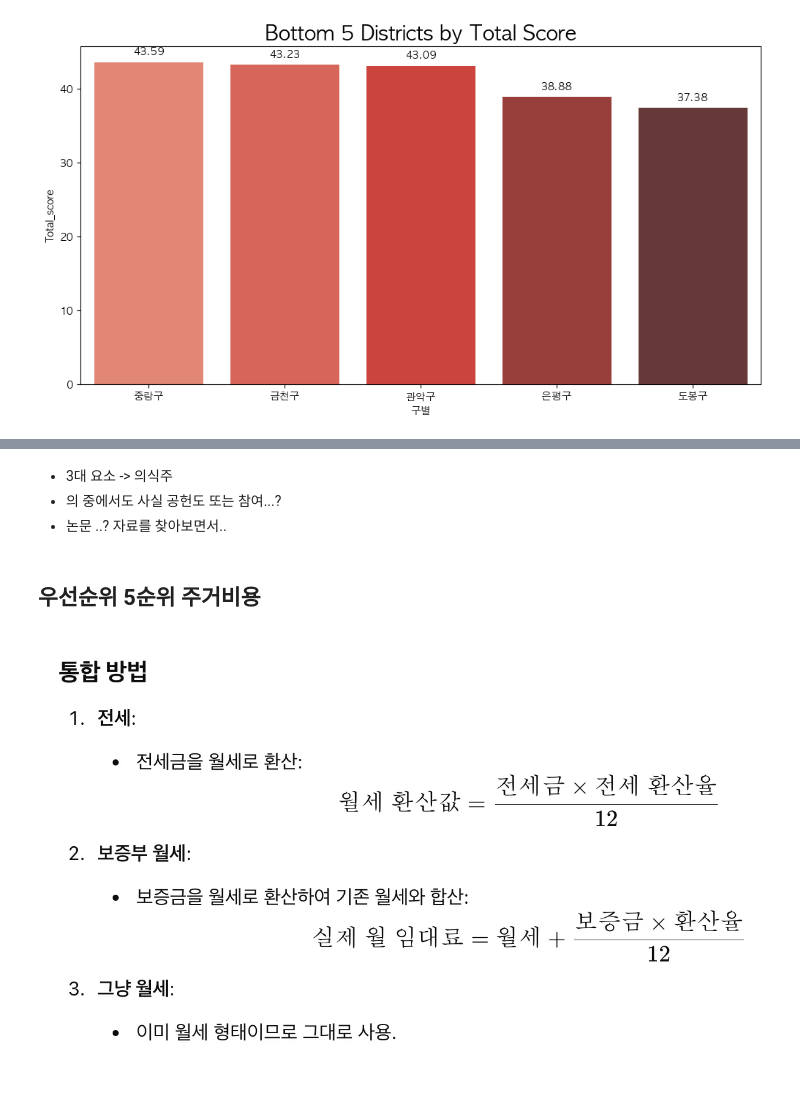
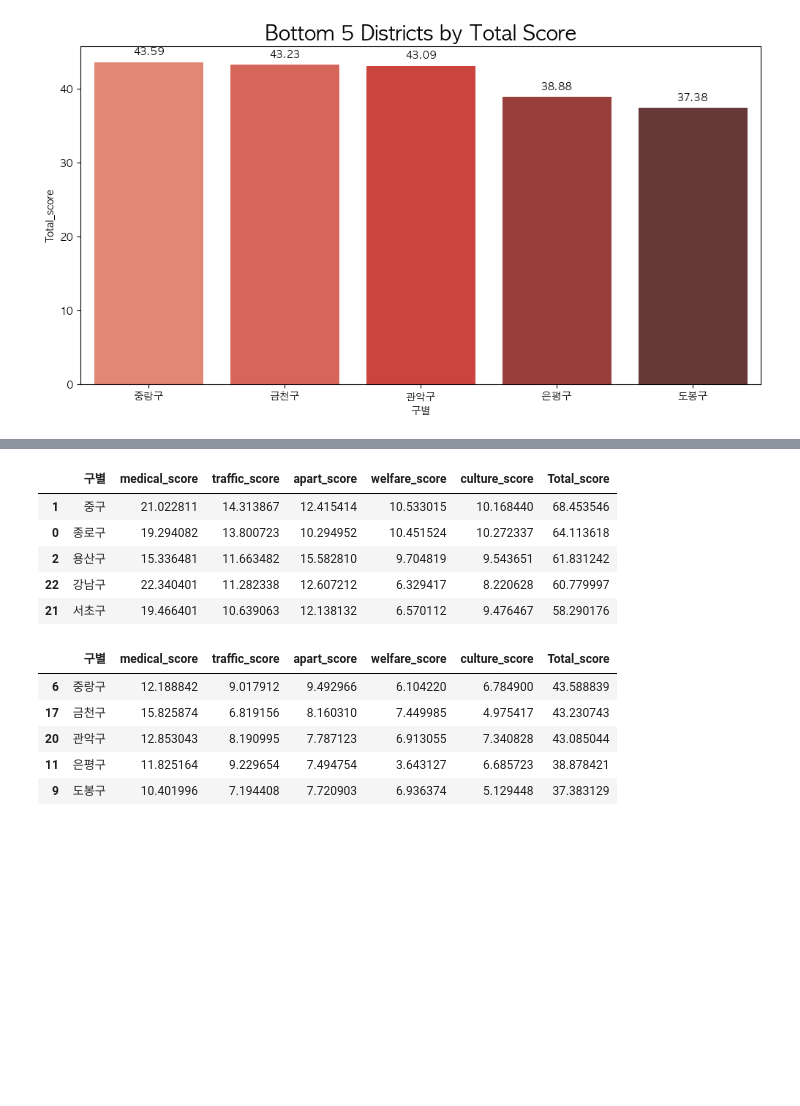
Before and after one commit to joonda/find-districts-for-elderly-population, a Jupyter notebook: 02. conclusion/conclusion.ipynb, the cells around one changed output, grey strips where cells are left out. Drawn from its saved outputs; the diff is of its cells as text; code cells hidden in the pictures; blank space fills up the shorter version.

```diff
--- a/02. conclusion/conclusion.ipynb
+++ b/02. conclusion/conclusion.ipynb
@@ -347,8 +269,18 @@ plt.show()
-# %% [markdown]
-* 3대 요소 -> 의식주
-* 의 중에서도 사실 공헌도 또는 참여...?
-* 논문 ..? 자료를 찾아보면서..
-# %% [markdown]
-## 우선순위 5순위 주거비용
-# %% [markdown]
-![image.png](attachment:image.png)
+# %%
+top_5
+# %% [output]
+|  | 구별 | medical_score | traffic_score | apart_score | welfare_score | culture_score | Total_score |
+| 1 | 중구 | 21.022811 | 14.313867 | 12.415414 | 10.533015 | 10.168440 | 68.453546 |
+| 0 | 종로구 | 19.294082 | 13.800723 | 10.294952 | 10.451524 | 10.272337 | 64.113618 |
+| 2 | 용산구 | 15.336481 | 11.663482 | 15.582810 | 9.704819 | 9.543651 | 61.831242 |
+| 22 | 강남구 | 22.340401 | 11.282338 | 12.607212 | 6.329417 | 8.220628 | 60.779997 |
+| 21 | 서초구 | 19.466401 | 10.639063 | 12.138132 | 6.570112 | 9.476467 | 58.290176 |
+# %%
+bottom_5
+# %% [output]
+|  | 구별 | medical_score | traffic_score | apart_score | welfare_score | culture_score | Total_score |
+| 6 | 중랑구 | 12.188842 | 9.017912 | 9.492966 | 6.104220 | 6.784900 | 43.588839 |
+| 17 | 금천구 | 15.825874 | 6.819156 | 8.160310 | 7.449985 | 4.975417 | 43.230743 |
+| 20 | 관악구 | 12.853043 | 8.190995 | 7.787123 | 6.913055 | 7.340828 | 43.085044 |
+| 11 | 은평구 | 11.825164 | 9.229654 | 7.494754 | 3.643127 | 6.685723 | 38.878421 |
+| 9 | 도봉구 | 10.401996 | 7.194408 | 7.720903 | 6.936374 | 5.129448 | 37.383129 |
```
Also changed, not shown: parts of 10 cells of this notebook, 1 other file.
